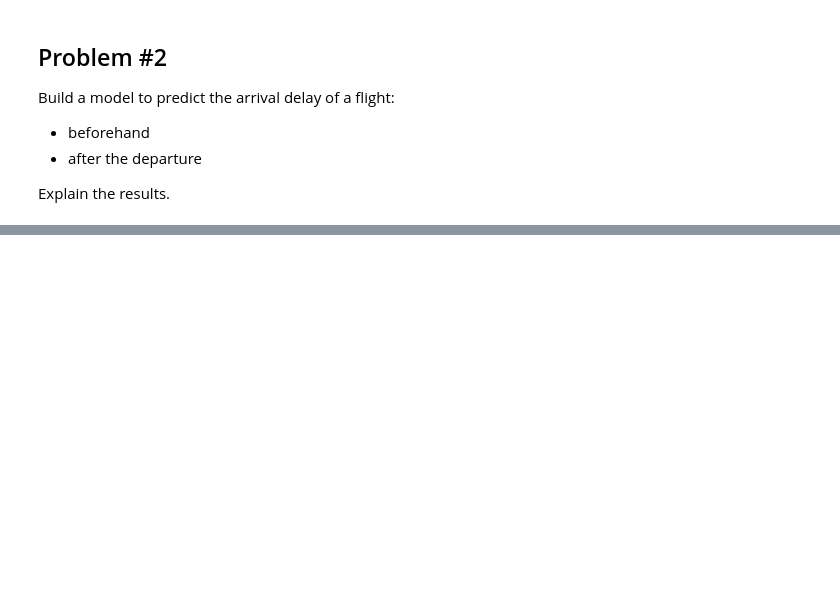
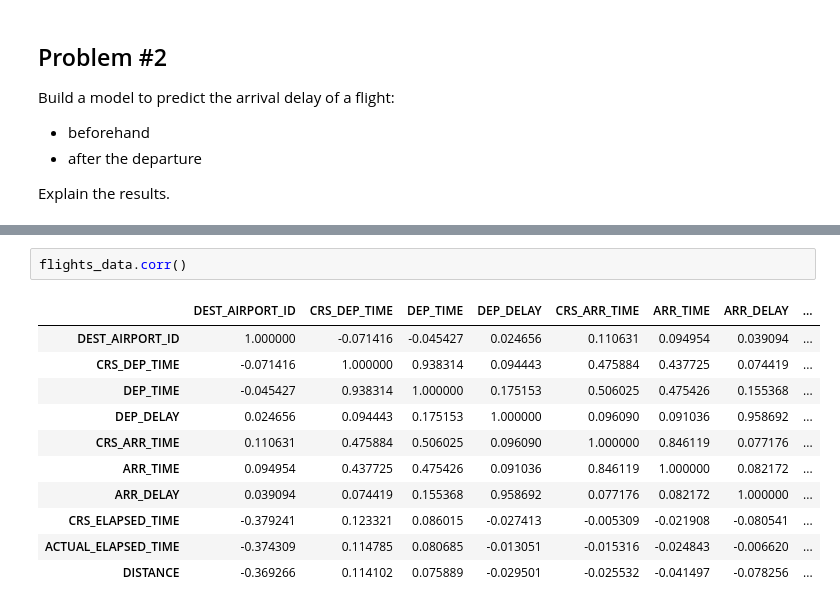
Before and after one commit to gafrom/flights, a Jupyter notebook: assignment.ipynb, the cells around one changed output, grey strips where cells are left out. Saved outputs shown, nothing was run; the diff lists cells and outputs as text; blank space fills up the shorter version.

```diff
--- a/assignment.ipynb
+++ b/assignment.ipynb
@@ -127,0 +136,14 @@ Explain the results.
+# %%
+flights_data.corr()
+# %% [output]
+|  | DEST_AIRPORT_ID | CRS_DEP_TIME | DEP_TIME | DEP_DELAY | CRS_ARR_TIME | ARR_TIME | ARR_DELAY | ... |
+| DEST_AIRPORT_ID | 1.000000 | -0.071416 | -0.045427 | 0.024656 | 0.110631 | 0.094954 | 0.039094 | ... |
+| CRS_DEP_TIME | -0.071416 | 1.000000 | 0.938314 | 0.094443 | 0.475884 | 0.437725 | 0.074419 | ... |
+| DEP_TIME | -0.045427 | 0.938314 | 1.000000 | 0.175153 | 0.506025 | 0.475426 | 0.155368 | ... |
+| DEP_DELAY | 0.024656 | 0.094443 | 0.175153 | 1.000000 | 0.096090 | 0.091036 | 0.958692 | ... |
+| CRS_ARR_TIME | 0.110631 | 0.475884 | 0.506025 | 0.096090 | 1.000000 | 0.846119 | 0.077176 | ... |
+| ARR_TIME | 0.094954 | 0.437725 | 0.475426 | 0.091036 | 0.846119 | 1.000000 | 0.082172 | ... |
+| ARR_DELAY | 0.039094 | 0.074419 | 0.155368 | 0.958692 | 0.077176 | 0.082172 | 1.000000 | ... |
+| CRS_ELAPSED_TIME | -0.379241 | 0.123321 | 0.086015 | -0.027413 | -0.005309 | -0.021908 | -0.080541 | ... |
+| ACTUAL_ELAPSED_TIME | -0.374309 | 0.114785 | 0.080685 | -0.013051 | -0.015316 | -0.024843 | -0.006620 | ... |
+| DISTANCE | -0.369266 | 0.114102 | 0.075889 | -0.029501 | -0.025532 | -0.041497 | -0.078256 | ... |
```
Also changed, not shown: parts of 6 cells of this notebook.
